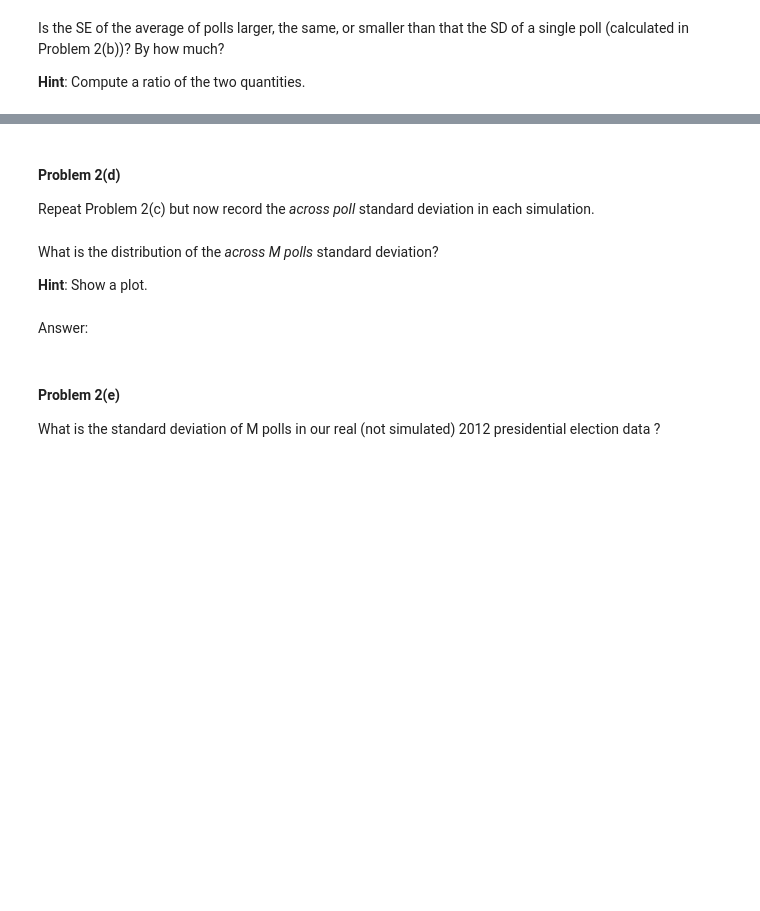
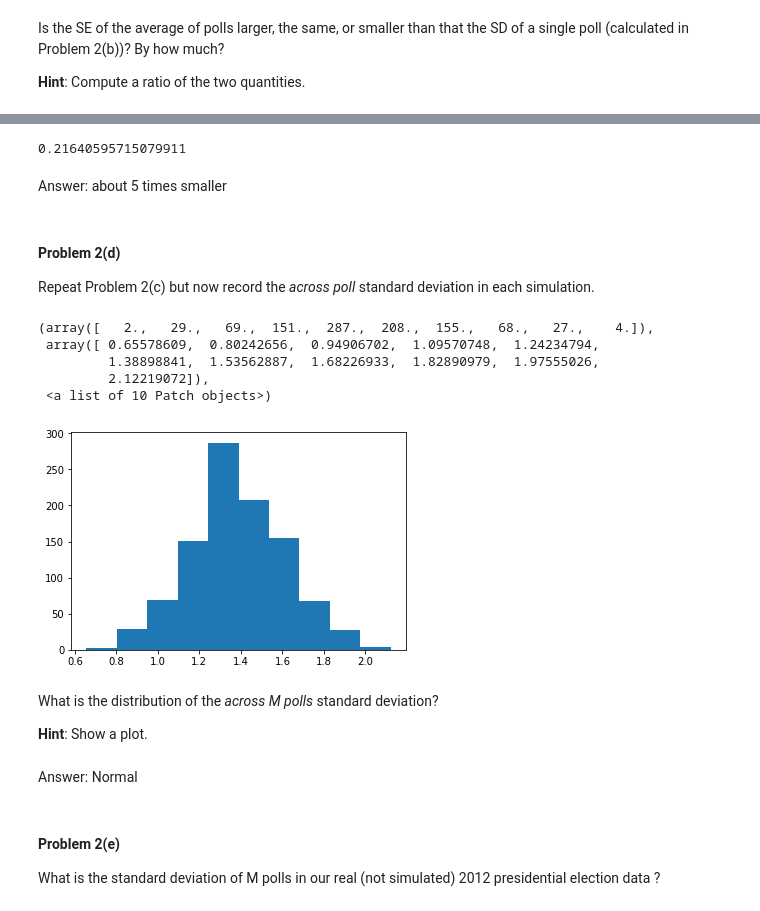
Before and after one commit to StevenDalderop/2014, a Jupyter notebook: homework/HW2.ipynb, the cells around one changed output, grey strips where cells are left out. Cells and saved outputs as stored; diff of their text form; code cells hidden in the pictures; blank space fills up the shorter version.

```diff
--- a/homework/HW2.ipynb
+++ b/homework/HW2.ipynb
@@ -391,3 +471,9 @@ Answer:
+# %%
+std_mean/std
+# %% [output]
+0.21640595715079911
+# %% [markdown]
+Answer: about 5 times smaller
 # %% [markdown]
 #### Problem 2(d)
 
@@ -397,3 +481,22 @@ Repeat Problem 2(c) but now record the *across poll* standard deviation in each
+# %%
+def m_polls_std(m):
+    outcomes_m=[]
+    for i in range(m):
+        votes_p=np.random.binomial(1200,0.53)/float(12)
+        outcomes_m.append(votes_p)
+    return np.std(outcomes_m)
+# %%
+outcomes_std=[]
+for i in range(1000):
+    outcomes_std.append(m_polls_std(19))
+plt.hist(outcomes_std)
+# %% [output]
+(array([   2.,   29.,   69.,  151.,  287.,  208.,  155.,   68.,   27.,    4.]),
+ array([ 0.65578609,  0.80242656,  0.94906702,  1.09570748,  1.24234794,
+         1.38898841,  1.53562887,  1.68226933,  1.82890979,  1.97555026,
+         2.12219072]),
+ <a list of 10 Patch objects>)
+[figure, added]
 # %% [markdown]
 What is the distribution of the *across M polls* standard deviation?
 
@@ -401,7 +504,7 @@ What is the distribution of the *across M polls* standard deviation?
 # %%
 #your code here
 # %% [markdown]
-Answer:
+Answer: Normal
 # %% [markdown]
 #### Problem 2(e)
 
```
Also changed, not shown: parts of 58 cells of this notebook.
